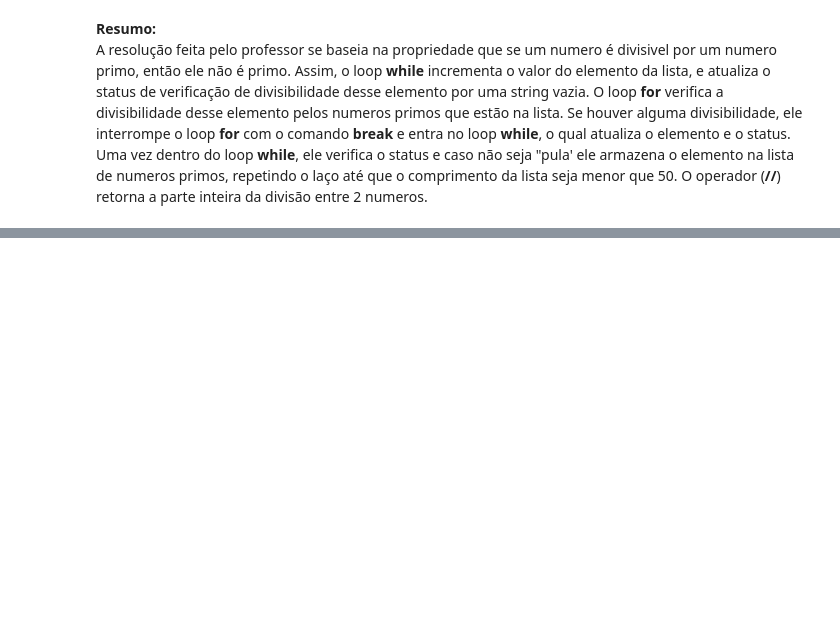
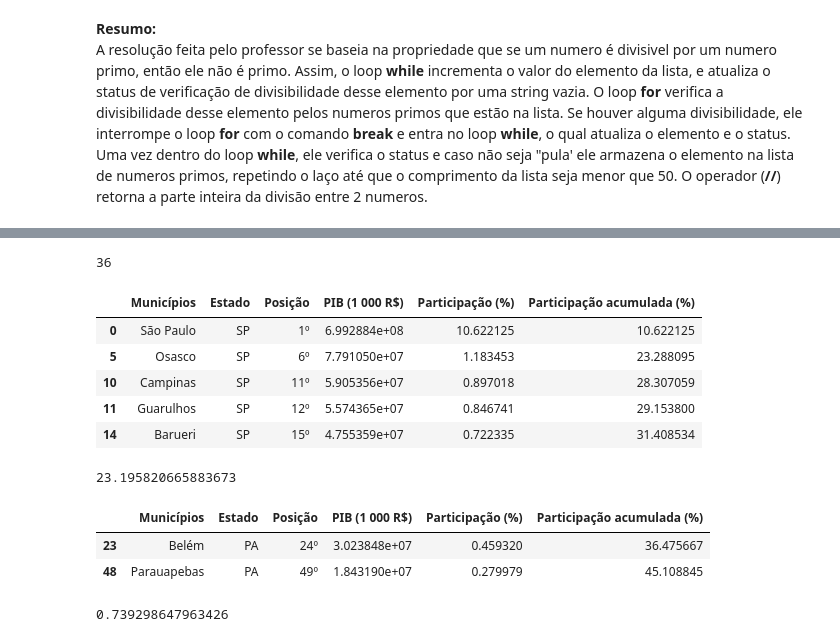
Before and after one commit to sidneybraga/Aprendendo-Python, a Jupyter notebook: pec_s1.ipynb, the cells around one changed output, grey strips where cells are left out. Drawn from its saved outputs; the diff is of its cells as text; code cells hidden in the pictures; blank space fills up the shorter version.

```diff
--- a/pec_s1.ipynb
+++ b/pec_s1.ipynb
@@ -133,0 +370,33 @@ A resolução feita pelo professor se baseia na propriedade que se um numero é
+# %%
+(df['Estado']=='SP').sum()
+# %% [output]
+36
+# %%
+Is_SP = df['Estado']=='SP'
+df_SP = df[Is_SP]
+df_SP.head()
+# %% [output]
+|  | Municípios | Estado | Posição | PIB (1 000 R$) | Participação (%) | Participação acumulada (%) |
+| 0 | São Paulo | SP | 1º | 6.992884e+08 | 10.622125 | 10.622125 |
+| 5 | Osasco | SP | 6º | 7.791050e+07 | 1.183453 | 23.288095 |
+| 10 | Campinas | SP | 11º | 5.905356e+07 | 0.897018 | 28.307059 |
+| 11 | Guarulhos | SP | 12º | 5.574365e+07 | 0.846741 | 29.153800 |
+| 14 | Barueri | SP | 15º | 4.755359e+07 | 0.722335 | 31.408534 |
+# %%
+pib_acumulado_SP = df_SP['Participação (%)'].sum()
+pib_acumulado_SP
+# %% [output]
+23.195820665883673
+# %%
+Is_PA = df['Estado']=='PA'
+df_PA = df[Is_PA]
+df_PA
+# %% [output]
+|  | Municípios | Estado | Posição | PIB (1 000 R$) | Participação (%) | Participação acumulada (%) |
+| 23 | Belém | PA | 24º | 3.023848e+07 | 0.459320 | 36.475667 |
+| 48 | Parauapebas | PA | 49º | 1.843190e+07 | 0.279979 | 45.108845 |
+# %%
+pib_acumulado_PA = df_PA['Participação (%)'].sum()
+pib_acumulado_PA
+# %% [output]
+0.739298647963426
```
Also changed, not shown: parts of 38 cells of this notebook.
